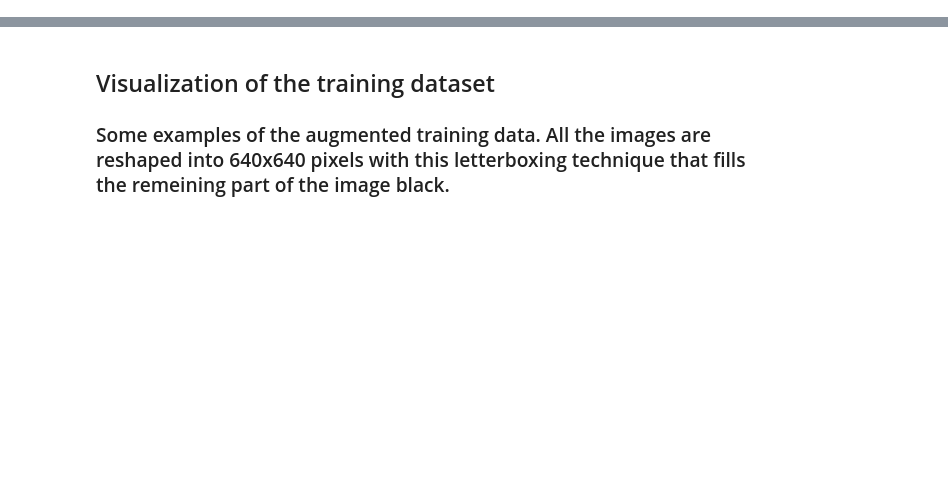
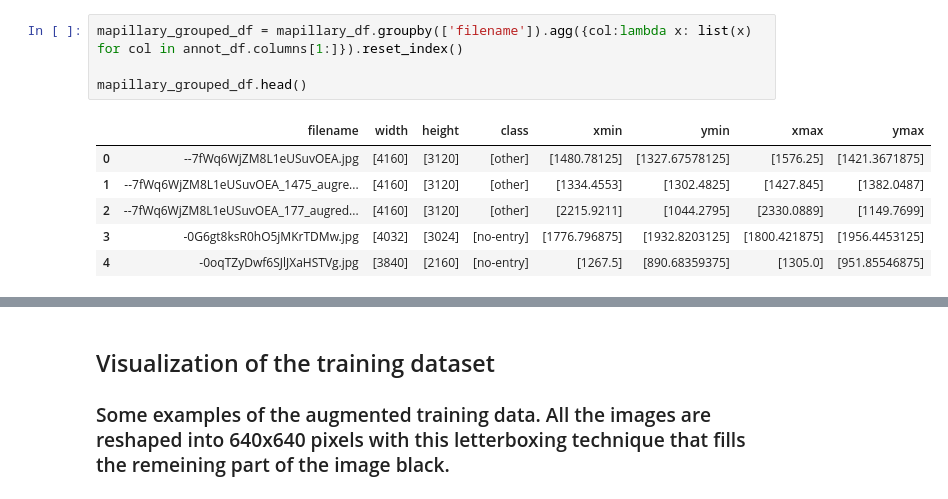
Before and after one commit to emmermarcell/AI-in-Data-Science-Data-Challenge, a Jupyter notebook: traffic-sign-recognition-with-kerascv.ipynb, the cells around one changed output, grey strips where cells are left out. Saved outputs shown, nothing was run; the diff lists cells and outputs as text; blank space fills up the shorter version.

```diff
--- a/traffic-sign-recognition-with-kerascv.ipynb
+++ b/traffic-sign-recognition-with-kerascv.ipynb
@@ -362,0 +270,11 @@ test_ds = test_ds.map(resizing, num_parallel_calls=tf.data.AUTOTUNE)
+# %%
+mapillary_grouped_df = mapillary_df.groupby(['filename']).agg({col:lambda x: list(x) for col in annot_df.columns[1:]}).reset_index()
+
+mapillary_grouped_df.head()
+# %% [output]
+|  | filename | width | height | class | xmin | ymin | xmax | ymax |
+| 0 | --7fWq6WjZM8L1eUSuvOEA.jpg | [4160] | [3120] | [other] | [1480.78125] | [1327.67578125] | [1576.25] | [1421.3671875] |
+| 1 | --7fWq6WjZM8L1eUSuvOEA_1475_augre... | [4160] | [3120] | [other] | [1334.4553] | [1302.4825] | [1427.845] | [1382.0487] |
+| 2 | --7fWq6WjZM8L1eUSuvOEA_177_augred... | [4160] | [3120] | [other] | [2215.9211] | [1044.2795] | [2330.0889] | [1149.7699] |
+| 3 | -0G6gt8ksR0hO5jMKrTDMw.jpg | [4032] | [3024] | [no-entry] | [1776.796875] | [1932.8203125] | [1800.421875] | [1956.4453125] |
+| 4 | -0oqTZyDwf6SJlJXaHSTVg.jpg | [3840] | [2160] | [no-entry] | [1267.5] | [890.68359375] | [1305.0] | [951.85546875] |
```
Also changed, not shown: parts of 53 cells of this notebook.
